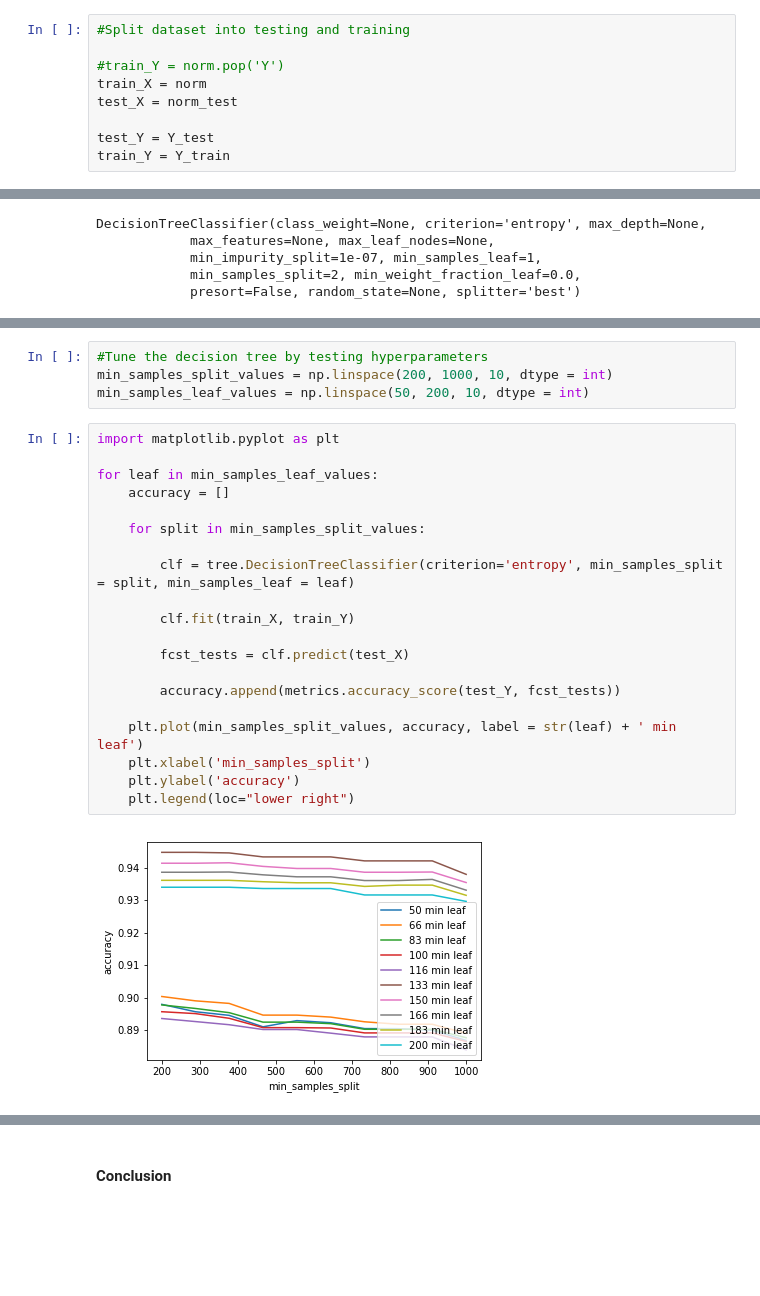
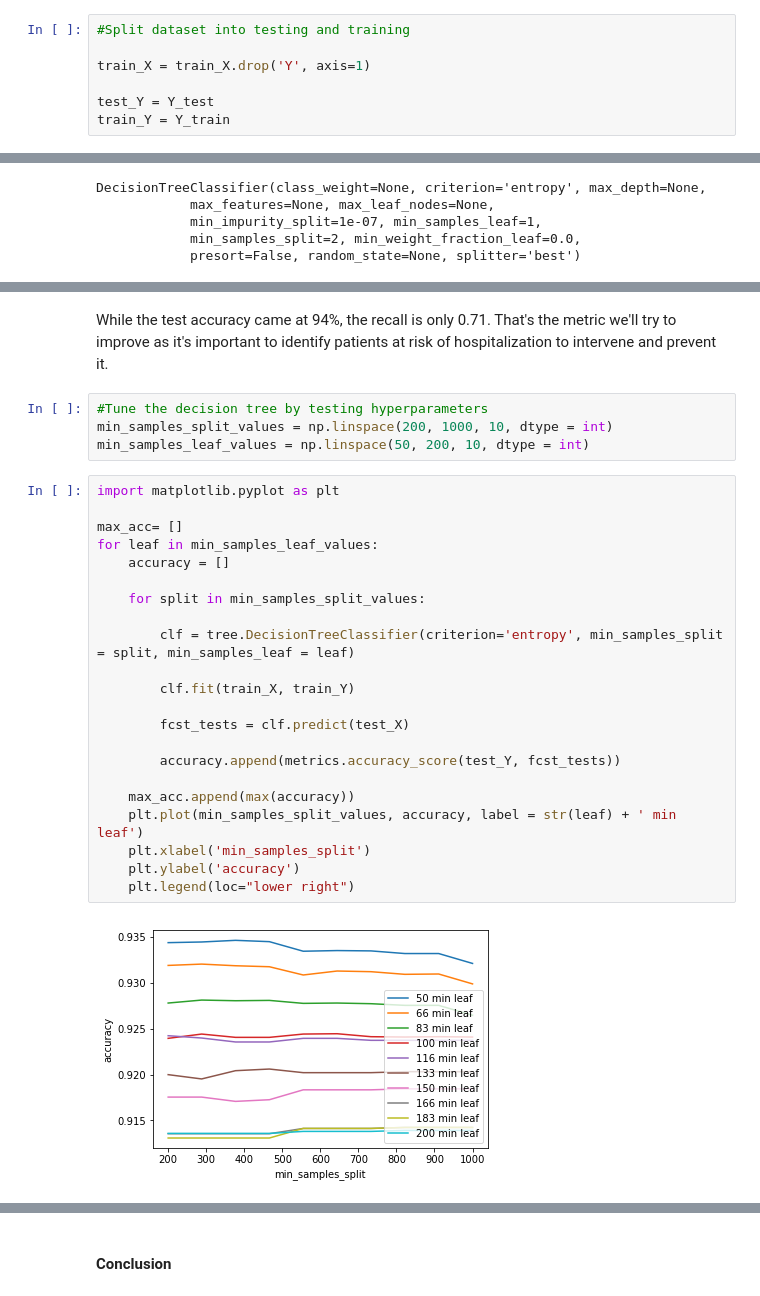
Before and after one commit to ksenialearn/hospitalization_forecast, a Jupyter notebook: Feature_analysis.ipynb, the cells around one changed output, grey strips where cells are left out. Saved outputs shown, nothing was run; the diff lists cells and outputs as text; blank space fills up the shorter version.

```diff
--- a/Feature_analysis.ipynb
+++ b/Feature_analysis.ipynb
@@ -187,9 +140,7 @@ norm.head()
 # %%
 #Split dataset into testing and training
 
-#train_Y = norm.pop('Y')
-train_X = norm
-test_X = norm_test
+train_X = train_X.drop('Y', axis=1)
 
 test_Y = Y_test
 train_Y = Y_train
@@ -322,3 +256,5 @@ Difference: 0.182272338989
+# %% [markdown]
+While the test accuracy came at 94%, the recall is only 0.71. That's the metric we'll try to improve as it's important to identify patients at risk of hospitalization to intervene and prevent it.
 # %%
 #Tune the decision tree by testing hyperparameters
 min_samples_split_values = np.linspace(200, 1000, 10, dtype = int)
@@ -326,22 +262,24 @@ min_samples_leaf_values = np.linspace(50, 200, 10, dtype = int)
 # %%
 import matplotlib.pyplot as plt
 
+max_acc= []
 for leaf in min_samples_leaf_values:
     accuracy = []
 
     for split in min_samples_split_values:
 
         clf = tree.DecisionTreeClassifier(criterion='entropy', min_samples_split = split, min_samples_leaf = leaf)
 
         clf.fit(train_X, train_Y)
 
         fcst_tests = clf.predict(test_X)
 
         accuracy.append(metrics.accuracy_score(test_Y, fcst_tests))
 
+    max_acc.append(max(accuracy))
     plt.plot(min_samples_split_values, accuracy, label = str(leaf) + ' min leaf')
     plt.xlabel('min_samples_split')
     plt.ylabel('accuracy')
     plt.legend(loc="lower right")
 # %% [output]
-[figure, old version]
+[figure, new version]
```
Also changed, not shown: parts of 26 cells of this notebook, 4 other files.
